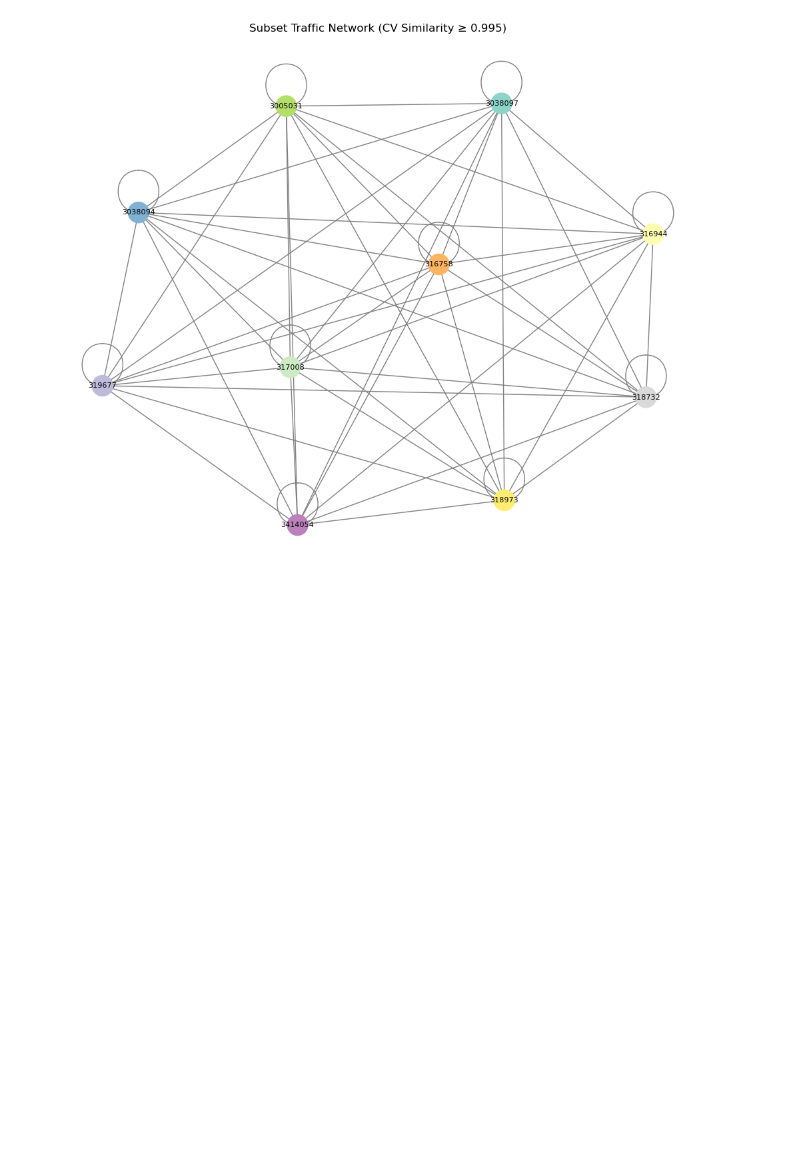
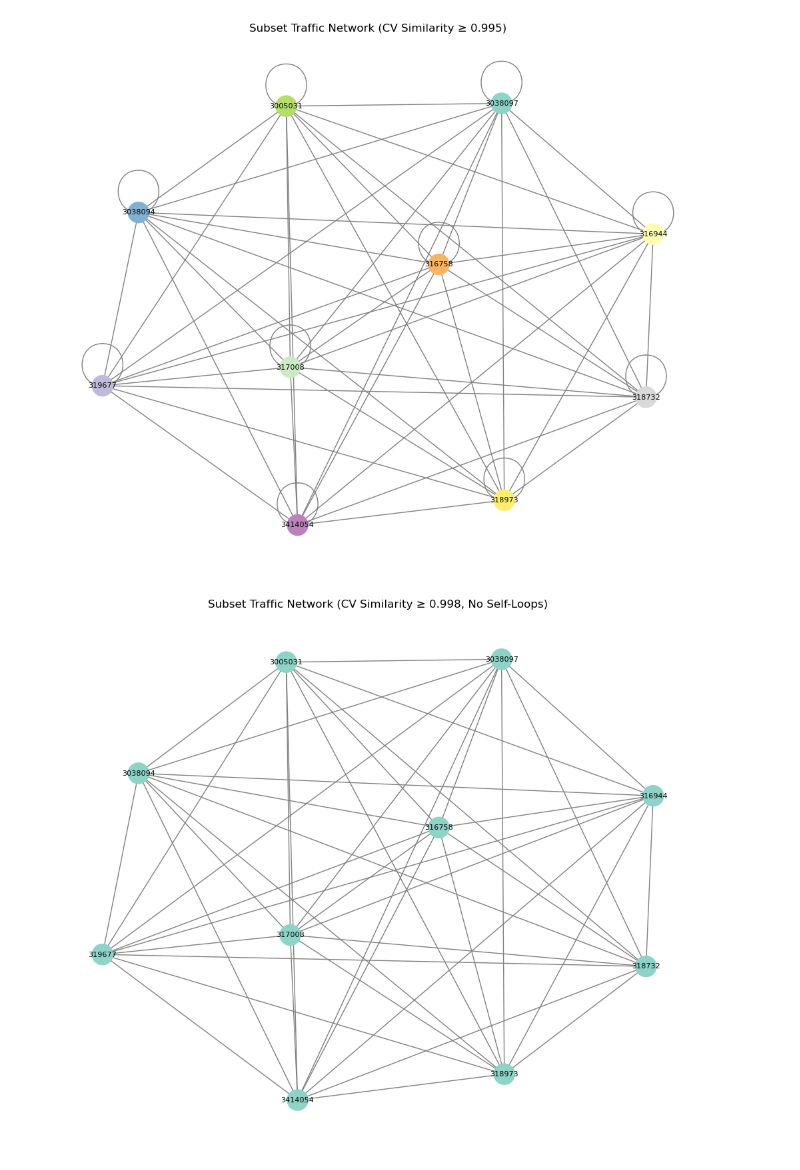
Before and after one commit to RichelCode/EV-Charging-Analysis, a Jupyter notebook: Untitled.ipynb, the cells around one changed output. Cells and saved outputs as stored; diff of their text form; code cells hidden in the pictures; blank space fills up the shorter version.

```diff
--- a/Untitled.ipynb
+++ b/Untitled.ipynb
@@ -222,3 +222,46 @@ plt.title("Subset Traffic Network (CV Similarity ≥ 0.995)")
 plt.show()
 # %% [output]
 [figure]
+# %%
+# Extract unique CV per station
+station_cv_df = df[['Station', 'CV']].drop_duplicates().groupby('Station').mean().reset_index()
+
+#Subset the stations for clarity
+subset_df = station_cv_df.sample(n=10, random_state=42)  # Choose 10 or more for visibility
+
+# Compute similarity matrix for the subset
+cv_matrix = subset_df['CV'].values.reshape(-1, 1)
+similarity_matrix = cosine_similarity(cv_matrix)
+
+# Create stricter adjacency matrix without self-loops
+threshold = 0.998 # Increased threshold to reduce over-connection
+adj_matrix = (similarity_matrix >= threshold).astype(int)
+np.fill_diagonal(adj_matrix, 0)  # Remove self-loops
+
+# Build the graph
+station_ids = subset_df['Station'].tolist()
+G = nx.from_numpy_array(adj_matrix)
+G = nx.relabel_nodes(G, {i: station_ids[i] for i in range(len(station_ids))})
+
+# Remove isolated nodes
+isolated = list(nx.isolates(G))
+G.remove_nodes_from(isolated)
+
+# Community detection and coloring ===
+partition = community_louvain.best_partition(G)
+colors = [partition[node] for node in G.nodes()]
+
+# Visualize the graph ===
+plt.figure(figsize=(10, 8))
+pos = nx.spring_layout(G, seed=42)
+nx.draw(G, pos,
+        node_color=colors,
+        with_labels=True,
+        node_size=500,
+        font_size=8,
+        cmap=plt.cm.Set3,
+        edge_color='gray')
+plt.title("Subset Traffic Network (CV Similarity ≥ 0.998, No Self-Loops)")
+plt.show()
+# %% [output]
+[figure, added]
```
